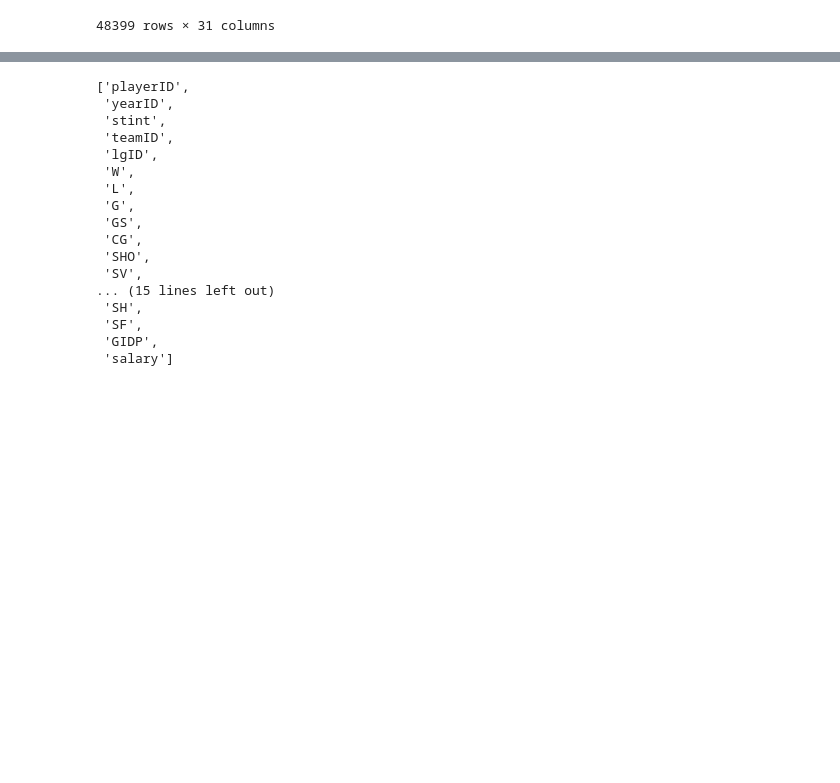
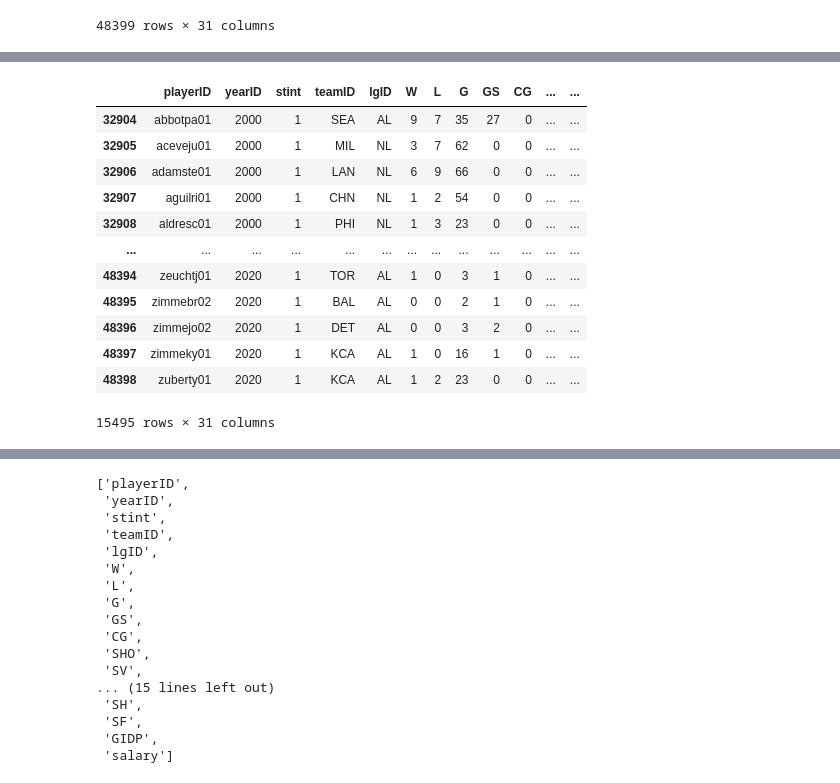
Before and after one commit to Jenny16x/TeamSix, a Jupyter notebook: Pitcher_Salary_Cleaning.ipynb, the cells around one changed output, grey strips where cells are left out. Cells and saved outputs as stored; diff of their text form; code cells hidden in the pictures; blank space fills up the shorter version.

```diff
--- a/Pitcher_Salary_Cleaning.ipynb
+++ b/Pitcher_Salary_Cleaning.ipynb
@@ -61,0 +82,17 @@ pitcher_salary
+# %%
+pitcher_salary2k = pitcher_salary[pitcher_salary['yearID']>=2000]
+pitcher_salary2k
+# %% [output]
+|  | playerID | yearID | stint | teamID | lgID | W | L | G | GS | CG | ... | ... |
+| 32904 | abbotpa01 | 2000 | 1 | SEA | AL | 9 | 7 | 35 | 27 | 0 | ... | ... |
+| 32905 | aceveju01 | 2000 | 1 | MIL | NL | 3 | 7 | 62 | 0 | 0 | ... | ... |
+| 32906 | adamste01 | 2000 | 1 | LAN | NL | 6 | 9 | 66 | 0 | 0 | ... | ... |
+| 32907 | aguilri01 | 2000 | 1 | CHN | NL | 1 | 2 | 54 | 0 | 0 | ... | ... |
+| 32908 | aldresc01 | 2000 | 1 | PHI | NL | 1 | 3 | 23 | 0 | 0 | ... | ... |
+| ... | ... | ... | ... | ... | ... | ... | ... | ... | ... | ... | ... | ... |
+| 48394 | zeuchtj01 | 2020 | 1 | TOR | AL | 1 | 0 | 3 | 1 | 0 | ... | ... |
+| 48395 | zimmebr02 | 2020 | 1 | BAL | AL | 0 | 0 | 2 | 1 | 0 | ... | ... |
+| 48396 | zimmejo02 | 2020 | 1 | DET | AL | 0 | 0 | 3 | 2 | 0 | ... | ... |
+| 48397 | zimmeky01 | 2020 | 1 | KCA | AL | 1 | 0 | 16 | 1 | 0 | ... | ... |
+| 48398 | zuberty01 | 2020 | 1 | KCA | AL | 1 | 2 | 23 | 0 | 0 | ... | ... |
+15495 rows × 31 columns
```
Also changed, not shown: parts of 6 cells of this notebook.
